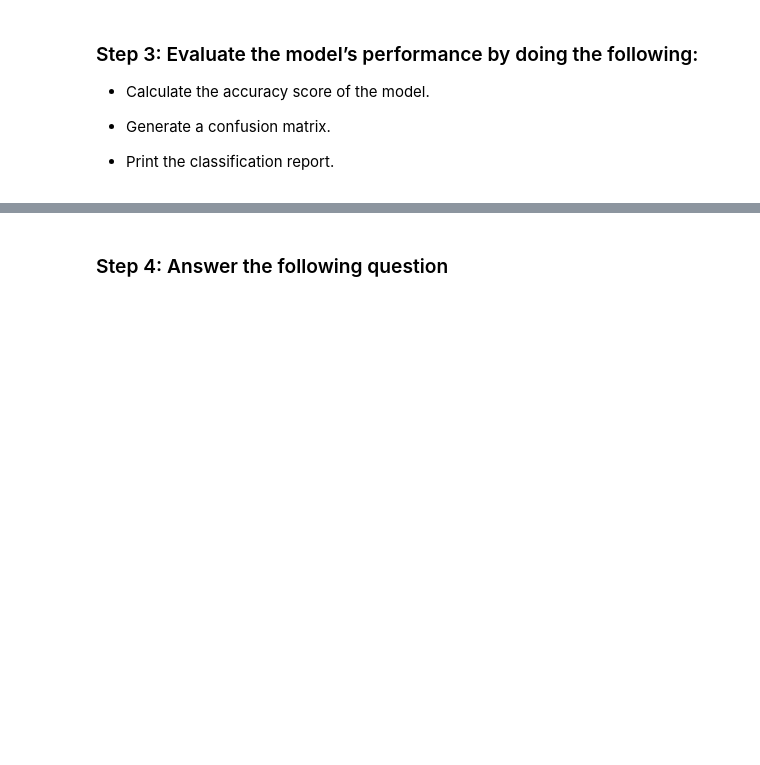
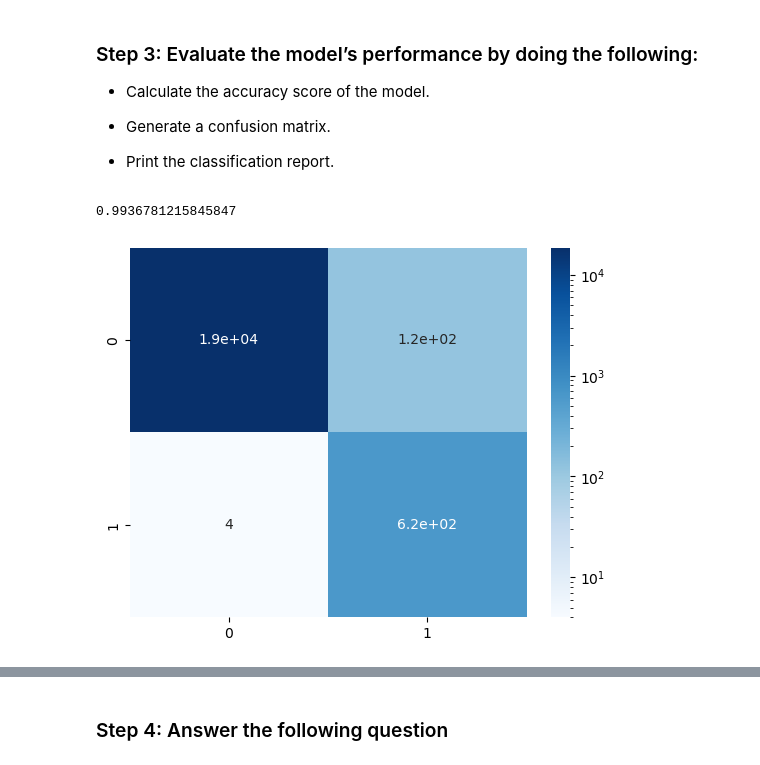
Before and after one commit to ethanwright96/credit-risk-classification, a Jupyter notebook: Credit_Risk/credit_risk_classification.ipynb, the cells around one changed output, grey strips where cells are left out. Drawn from its saved outputs; the diff is of its cells as text; code cells hidden in the pictures; blank space fills up the shorter version.

```diff
--- a/Credit_Risk/credit_risk_classification.ipynb
+++ b/Credit_Risk/credit_risk_classification.ipynb
@@ -178,10 +194,15 @@ weighted avg       0.99      0.99      0.99     19384
 # Import the RandomOverSampler module form imbalanced-learn
 from imblearn.over_sampling import RandomOverSampler
 
+from collections import Counter
+
 # Instantiate the random oversampler model
-# # Assign a random_state parameter of 1 to the model
-# YOUR CODE HERE!
+# Assign a random_state parameter of 1 to the model
+ros = RandomOverSampler(random_state=1)
 
 # Fit the original training data to the random_oversampler model
-# YOUR CODE HERE!
+X_res, y_res = ros.fit_resample(X, y)
+
+# Print resample dataset shape
+print('Resampled dataset shape %s' % Counter(y_res))
 # %% [output]
@@ -194,13 +219,13 @@ ModuleNotFoundError: No module named 'imblearn'
 # %%
 # Instantiate the Logistic Regression model
 # Assign a random_state parameter of 1 to the model
-# YOUR CODE HERE!
+model = LogisticRegression(random_state=1)
 
 # Fit the model using the resampled training data
-# YOUR CODE HERE!
+model.fit(X_res, y_res)
 
 # Make a prediction using the testing data
-# YOUR CODE HERE!
+resampled_y_pred = model.predict(X_test)
 # %% [markdown]
 ### Step 3: Evaluate the model’s performance by doing the following:
 
@@ -210,10 +235,15 @@ ModuleNotFoundError: No module named 'imblearn'
 
 * Print the classification report.
 # %%
-# Print the balanced_accuracy score of the model
-# YOUR CODE HERE!
+# Print the balanced_accuracy score of the new model
+balanced_accuracy_score(y_test, resampled_y_pred)
+# %% [output]
+0.9936781215845847
 # %%
 # Generate a confusion matrix for the model
-# YOUR CODE HERE!
+ax2 = sns.heatmap(confusion_matrix(y_test, resampled_y_pred), annot=True, cmap='Blues', norm=LogNorm())
+plt.show(ax2)
+# %% [output]
+[figure, added]
 # %%
 # Print the classification report for the model
```
Also changed, not shown: parts of 7 cells of this notebook.
